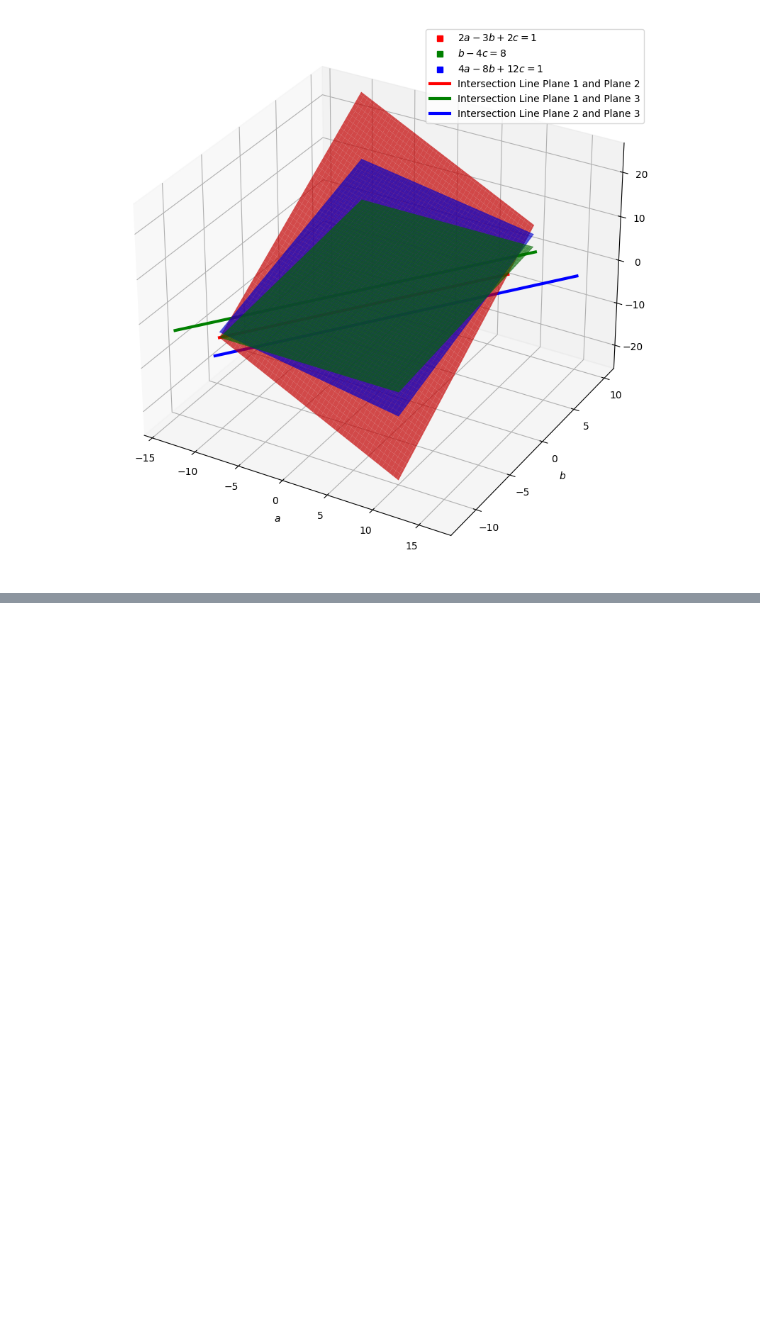
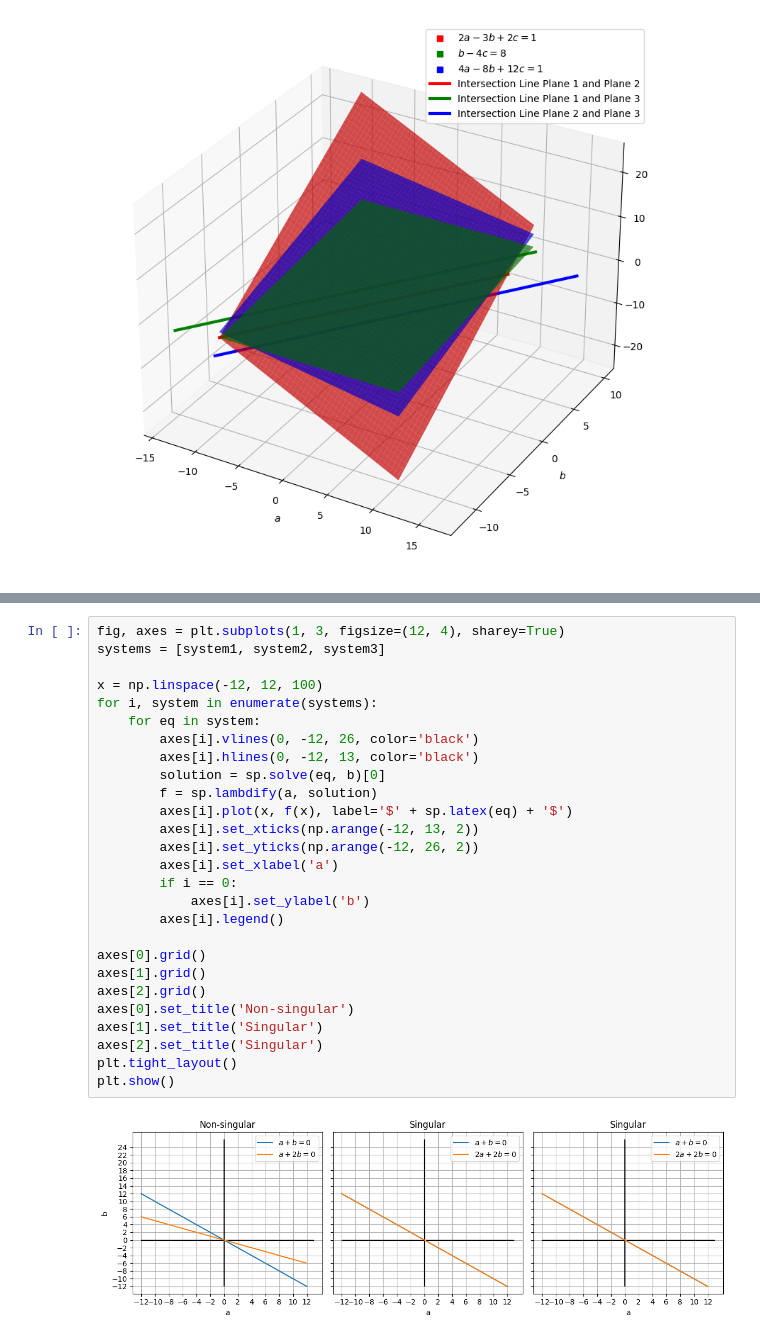
Before and after one commit to PaulToronto/DeepLearning-AI---Mathematics-for-Machine-Learning-and-Data-Science, a Jupyter notebook: 1_1_Systems_of_Linear_Equations.ipynb, the cells around one changed output, grey strips where cells are left out. Cells and saved outputs as stored; diff of their text form; blank space fills up the shorter version.

```diff
--- a/1_1_Systems_of_Linear_Equations.ipynb
+++ b/1_1_Systems_of_Linear_Equations.ipynb
@@ -1450,0 +1550,29 @@ plt.show()
+# %%
+fig, axes = plt.subplots(1, 3, figsize=(12, 4), sharey=True)
+systems = [system1, system2, system3]
+
+x = np.linspace(-12, 12, 100)
+for i, system in enumerate(systems):
+    for eq in system:
+        axes[i].vlines(0, -12, 26, color='black')
+        axes[i].hlines(0, -12, 13, color='black')
+        solution = sp.solve(eq, b)[0]
+        f = sp.lambdify(a, solution)
+        axes[i].plot(x, f(x), label='$' + sp.latex(eq) + '$')
+        axes[i].set_xticks(np.arange(-12, 13, 2))
+        axes[i].set_yticks(np.arange(-12, 26, 2))
+        axes[i].set_xlabel('a')
+        if i == 0:
+            axes[i].set_ylabel('b')
+        axes[i].legend()
+
+axes[0].grid()
+axes[1].grid()
+axes[2].grid()
+axes[0].set_title('Non-singular')
+axes[1].set_title('Singular')
+axes[2].set_title('Singular')
+plt.tight_layout()
+plt.show()
+# %% [output]
+[figure, added]
```
Also changed, not shown: parts of 35 cells of this notebook.
